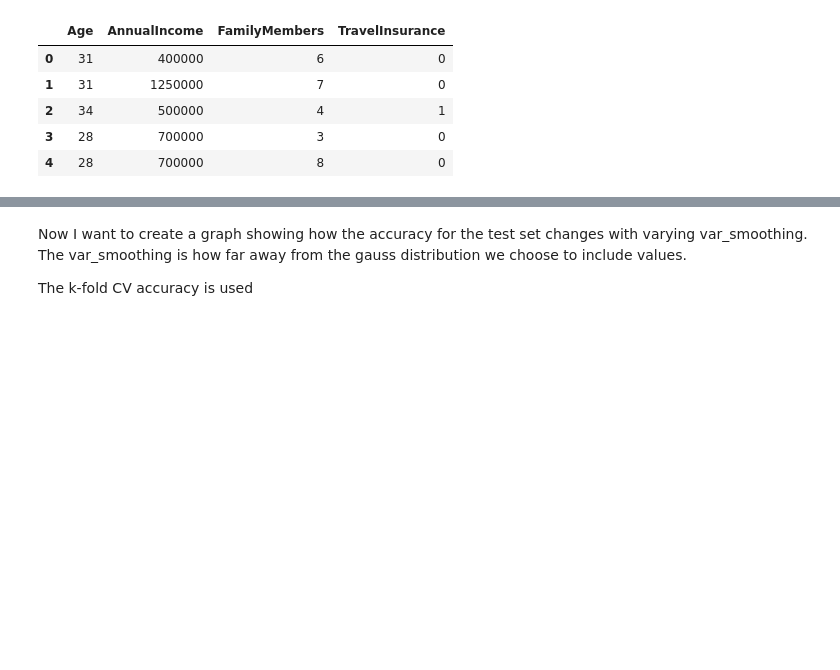
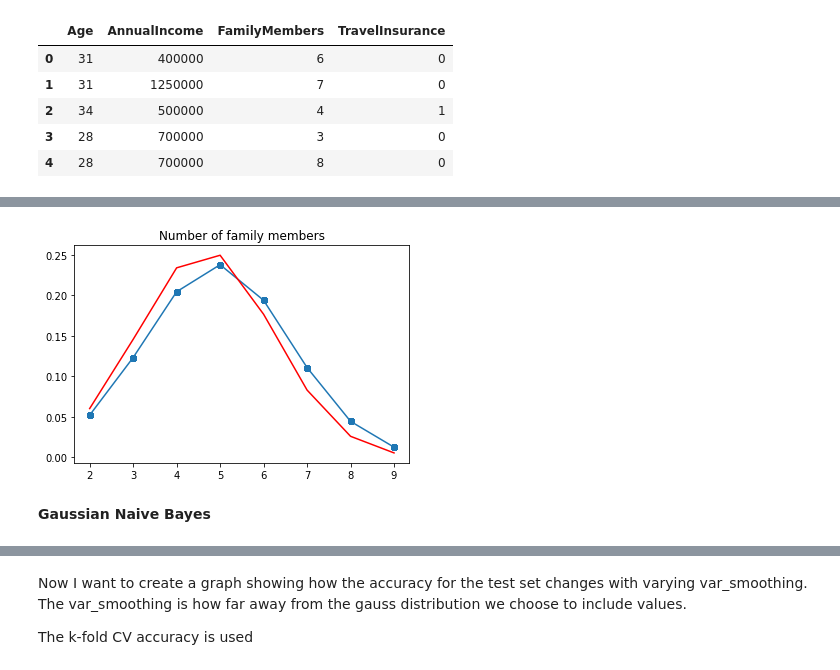
Before and after one commit to sigurdee/FDA-project, a Jupyter notebook: Group_prjoject_FDS.ipynb, the cells around one changed output, grey strips where cells are left out. Drawn from its saved outputs; the diff is of its cells as text; code cells hidden in the pictures; blank space fills up the shorter version.

```diff
--- a/Group_prjoject_FDS.ipynb
+++ b/Group_prjoject_FDS.ipynb
@@ -66,7 +104,13 @@ continuous_data.head()
+# %%
+continuous_graph('FamilyMembers' , 'Number of family members')
+# %% [output]
+[figure, added]
 # %%
 x = data.drop(columns=['TravelInsurance'] , axis = 1)
 y = data['TravelInsurance']
 x_train , x_test , y_train , y_test = train_test_split(x , y , test_size=0.25 , random_state=5)
+# %% [markdown]
+**Gaussian Naive Bayes**
 # %%
 
 # Using a built in Naive Bayes function
```
Also changed, not shown: parts of 9 cells of this notebook.
